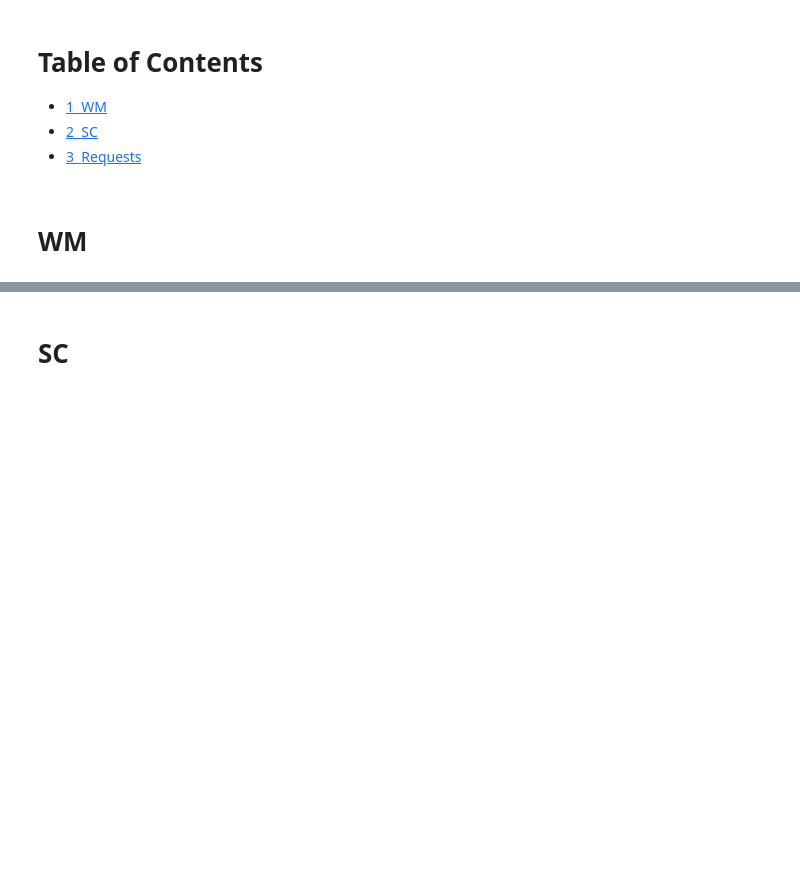
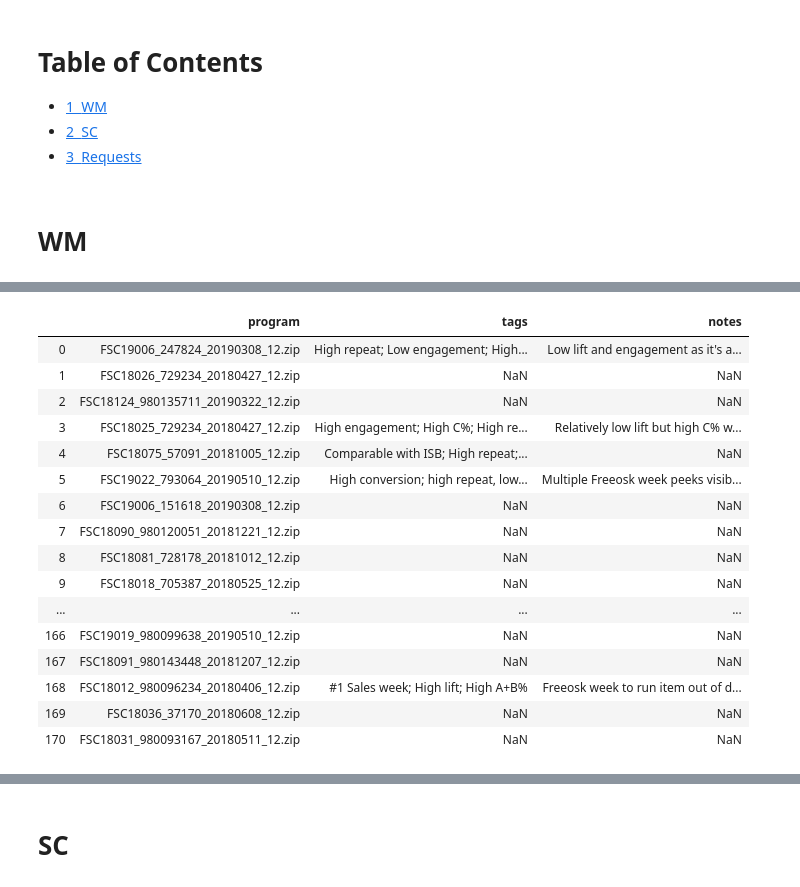
Before and after one commit to jayyufreeosk/case_list_refresh, a Jupyter notebook: notebooks/gsheet_rework.ipynb, the cells around one changed output, grey strips where cells are left out. Cells and saved outputs as stored; diff of their text form; code cells hidden in the pictures; blank space fills up the shorter version.

```diff
--- a/notebooks/gsheet_rework.ipynb
+++ b/notebooks/gsheet_rework.ipynb
@@ -62,0 +354,3 @@ all_wm_ccontrol_mod_ = all_wm_ccontrol_mod[wes_control_columns]
+# %%
+test1 = pd.read_excel('../data/test.xlsx', sheet_name = 'Sheet1')
+test2 = pd.read_excel('../data/test.xlsx', sheet_name = 'Sheet2')
@@ -62,0 +377,20 @@ all_wm_ccontrol_mod_ = all_wm_ccontrol_mod[wes_control_columns]
+# %%
+test2
+# %% [output]
+|  | program | tags | notes |
+| 0 | FSC19006_247824_20190308_12.zip | High repeat; Low engagement; High... | Low lift and engagement as it's a... |
+| 1 | FSC18026_729234_20180427_12.zip | NaN | NaN |
+| 2 | FSC18124_980135711_20190322_12.zip | NaN | NaN |
+| 3 | FSC18025_729234_20180427_12.zip | High engagement; High C%; High re... | Relatively low lift but high C% w... |
+| 4 | FSC18075_57091_20181005_12.zip | Comparable with ISB; High repeat;... | NaN |
+| 5 | FSC19022_793064_20190510_12.zip | High conversion; high repeat, low... | Multiple Freeosk week peeks visib... |
+| 6 | FSC19006_151618_20190308_12.zip | NaN | NaN |
+| 7 | FSC18090_980120051_20181221_12.zip | NaN | NaN |
+| 8 | FSC18081_728178_20181012_12.zip | NaN | NaN |
+| 9 | FSC18018_705387_20180525_12.zip | NaN | NaN |
+| ... | ... | ... | ... |
+| 166 | FSC19019_980099638_20190510_12.zip | NaN | NaN |
+| 167 | FSC18091_980143448_20181207_12.zip | NaN | NaN |
+| 168 | FSC18012_980096234_20180406_12.zip | #1 Sales week; High lift; High A+B% | Freeosk week to run item out of d... |
+| 169 | FSC18036_37170_20180608_12.zip | NaN | NaN |
+| 170 | FSC18031_980093167_20180511_12.zip | NaN | NaN |
```
Also changed, not shown: parts of 21 cells of this notebook, 7 other files.
